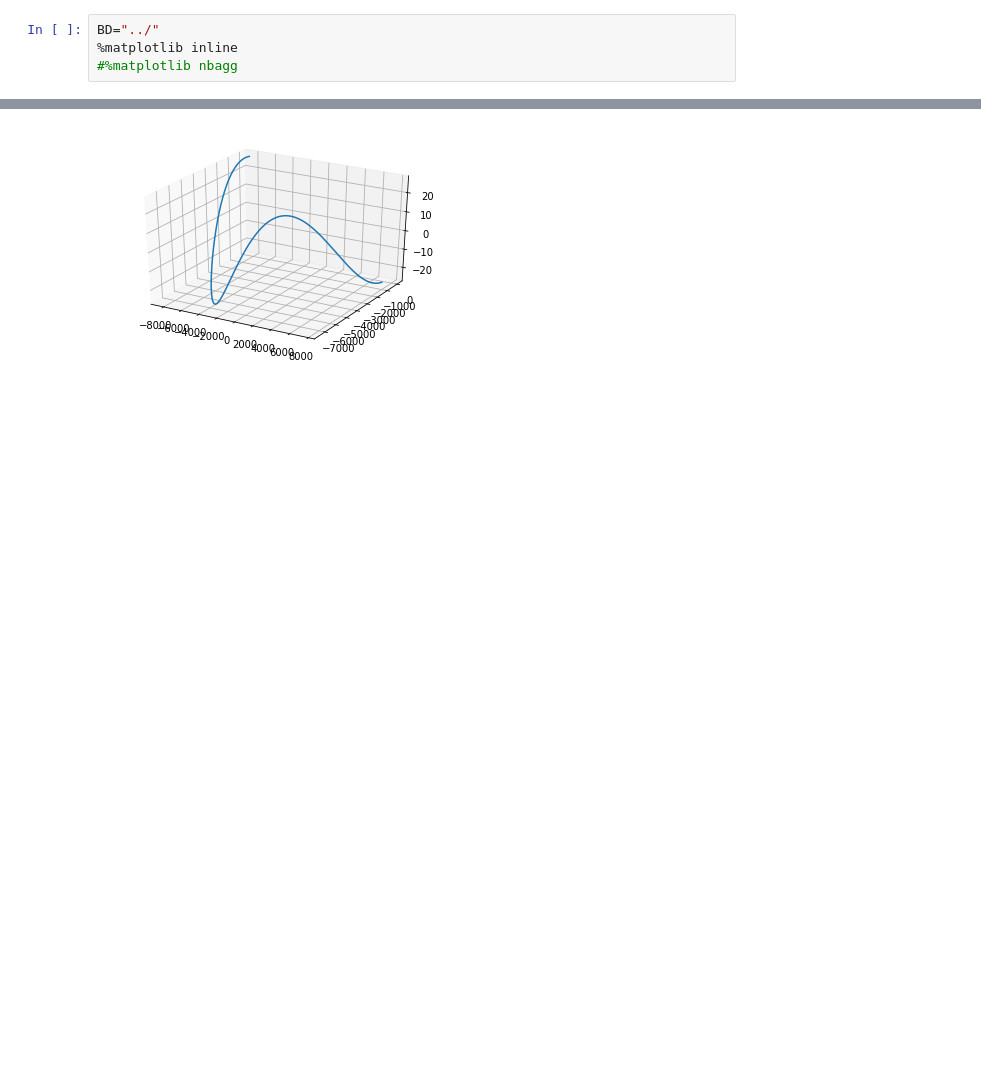
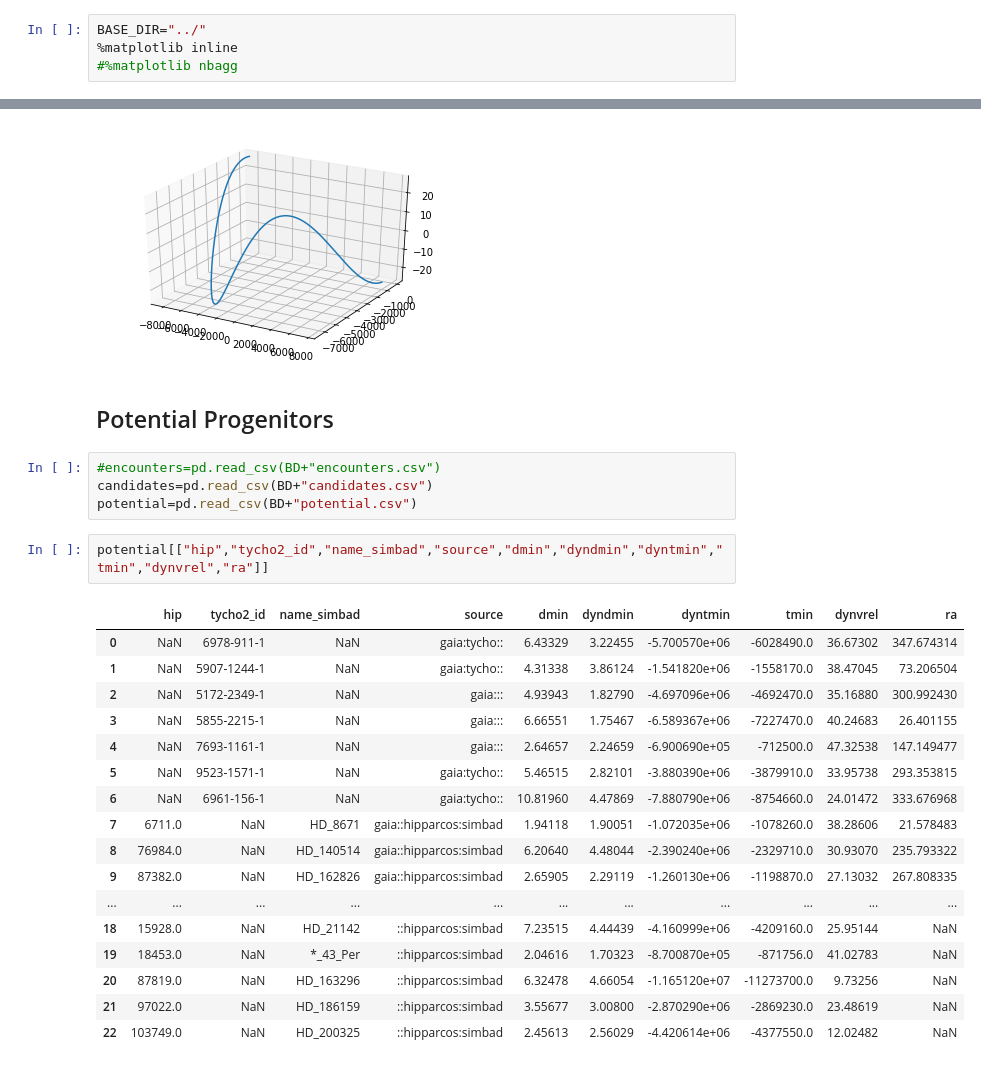
Before and after one commit to seap-udea/iWander, a Jupyter notebook: dev/analysis.ipynb, the cells around one changed output, grey strips where cells are left out. Drawn from its saved outputs; the diff is of its cells as text; blank space fills up the shorter version.

```diff
--- a/dev/analysis.ipynb
+++ b/dev/analysis.ipynb
@@ -19,7 +22,7 @@ GCONST=6.67e-11
 # %% [markdown]
 ## Global definitions
 # %%
-BD="../"
+BASE_DIR="../"
 %matplotlib inline
 #%matplotlib nbagg
 # %% [markdown]
@@ -489,3 +492,29 @@ ax.plot(xs,ys,zs)
 # %% [output]
 [<mpl_toolkits.mplot3d.art3d.Line3D at 0x...>]
 [figure]
+# %% [markdown]
+## Potential Progenitors
+# %%
+#encounters=pd.read_csv(BD+"encounters.csv")
+candidates=pd.read_csv(BD+"candidates.csv")
+potential=pd.read_csv(BD+"potential.csv")
+# %%
+potential[["hip","tycho2_id","name_simbad","source","dmin","dyndmin","dyntmin","tmin","dynvrel","ra"]]
+# %% [output]
+|  | hip | tycho2_id | name_simbad | source | dmin | dyndmin | dyntmin | tmin | dynvrel | ra |
+| 0 | NaN | 6978-911-1 | NaN | gaia:tycho:: | 6.43329 | 3.22455 | -5.700570e+06 | -6028490.0 | 36.67302 | 347.674314 |
+| 1 | NaN | 5907-1244-1 | NaN | gaia:tycho:: | 4.31338 | 3.86124 | -1.541820e+06 | -1558170.0 | 38.47045 | 73.206504 |
+| 2 | NaN | 5172-2349-1 | NaN | gaia::: | 4.93943 | 1.82790 | -4.697096e+06 | -4692470.0 | 35.16880 | 300.992430 |
+| 3 | NaN | 5855-2215-1 | NaN | gaia::: | 6.66551 | 1.75467 | -6.589367e+06 | -7227470.0 | 40.24683 | 26.401155 |
+| 4 | NaN | 7693-1161-1 | NaN | gaia::: | 2.64657 | 2.24659 | -6.900690e+05 | -712500.0 | 47.32538 | 147.149477 |
+| 5 | NaN | 9523-1571-1 | NaN | gaia:tycho:: | 5.46515 | 2.82101 | -3.880390e+06 | -3879910.0 | 33.95738 | 293.353815 |
+| 6 | NaN | 6961-156-1 | NaN | gaia:tycho:: | 10.81960 | 4.47869 | -7.880790e+06 | -8754660.0 | 24.01472 | 333.676968 |
+| 7 | 6711.0 | NaN | HD_8671 | gaia::hipparcos:simbad | 1.94118 | 1.90051 | -1.072035e+06 | -1078260.0 | 38.28606 | 21.578483 |
+| 8 | 76984.0 | NaN | HD_140514 | gaia::hipparcos:simbad | 6.20640 | 4.48044 | -2.390240e+06 | -2329710.0 | 30.93070 | 235.793322 |
+| 9 | 87382.0 | NaN | HD_162826 | gaia::hipparcos:simbad | 2.65905 | 2.29119 | -1.260130e+06 | -1198870.0 | 27.13032 | 267.808335 |
+| ... | ... | ... | ... | ... | ... | ... | ... | ... | ... | ... |
+| 18 | 15928.0 | NaN | HD_21142 | ::hipparcos:simbad | 7.23515 | 4.44439 | -4.160999e+06 | -4209160.0 | 25.95144 | NaN |
+| 19 | 18453.0 | NaN | *_43_Per | ::hipparcos:simbad | 2.04616 | 1.70323 | -8.700870e+05 | -871756.0 | 41.02783 | NaN |
+| 20 | 87819.0 | NaN | HD_163296 | ::hipparcos:simbad | 6.32478 | 4.66054 | -1.165120e+07 | -11273700.0 | 9.73256 | NaN |
+| 21 | 97022.0 | NaN | HD_186159 | ::hipparcos:simbad | 3.55677 | 3.00800 | -2.870290e+06 | -2869230.0 | 23.48619 | NaN |
+| 22 | 103749.0 | NaN | HD_200325 | ::hipparcos:simbad | 2.45613 | 2.56029 | -4.420614e+06 | -4377550.0 | 12.02482 | NaN |
```
Also changed, not shown: parts of 17 cells of this notebook, 10 other files.
